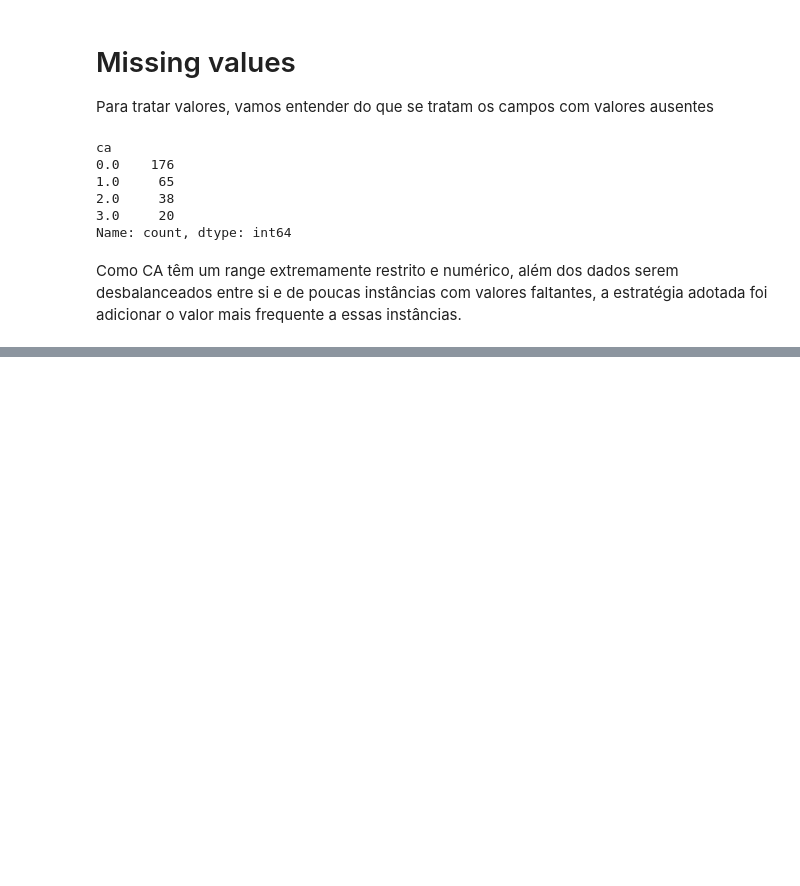
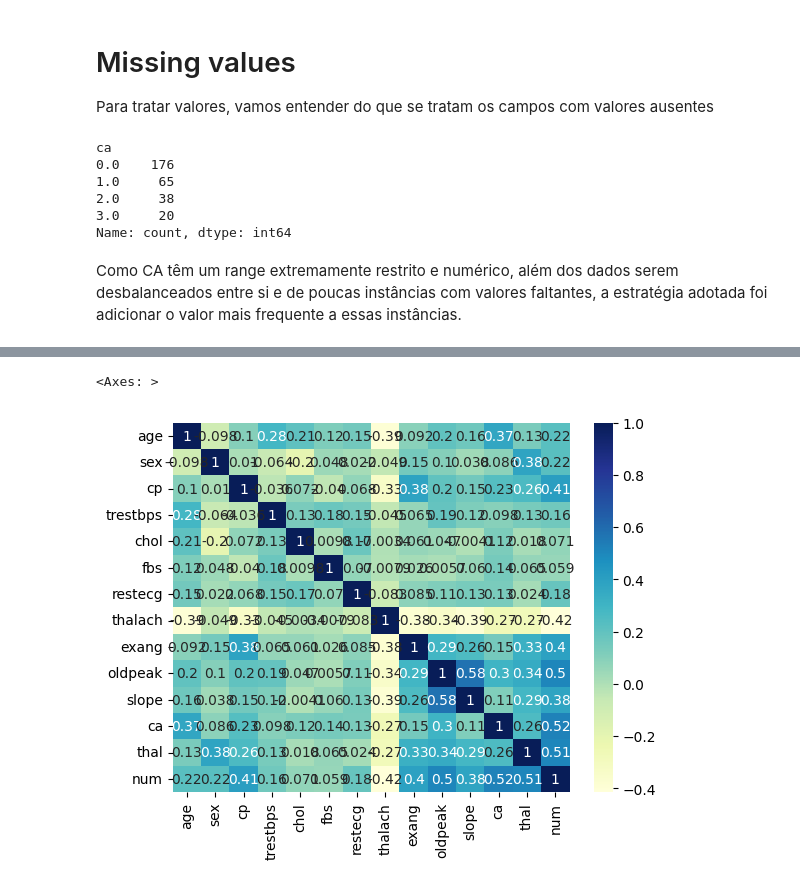
Before and after one commit to DanielAlmeida19/mineracao-dados-atividades, a Jupyter notebook: pre-processing.ipynb, the cells around one changed output, grey strips where cells are left out. Drawn from its saved outputs; the diff is of its cells as text; code cells hidden in the pictures; blank space fills up the shorter version.

```diff
--- a/pre-processing.ipynb
+++ b/pre-processing.ipynb
@@ -208,12 +208,12 @@ Como CA têm um range extremamente restrito e numérico, além dos dados serem d
 from sklearn.impute import SimpleImputer
 import numpy as np
 
+dtypes = data.dtypes
 columns = data.columns # Salvando as colunas da base de dados
 
 imp = SimpleImputer(missing_values=np.nan, strategy='most_frequent')
 data = imp.fit_transform(data)
-data = pd.DataFrame(data)
-data.columns = columns
+data = pd.DataFrame(data, columns=columns)
 data.info()
 # %% [output]
 <class 'pandas.core.frame.DataFrame'>
@@ -235,0 +254,7 @@ memory usage: 33.3 KB
+# %%
+import seaborn as sns
+
+sns.heatmap(data.corr(), annot=True, cmap='YlGnBu')
+# %% [output]
+<Axes: >
+[figure, added]
```
Also changed, not shown: parts of 2 cells of this notebook.
